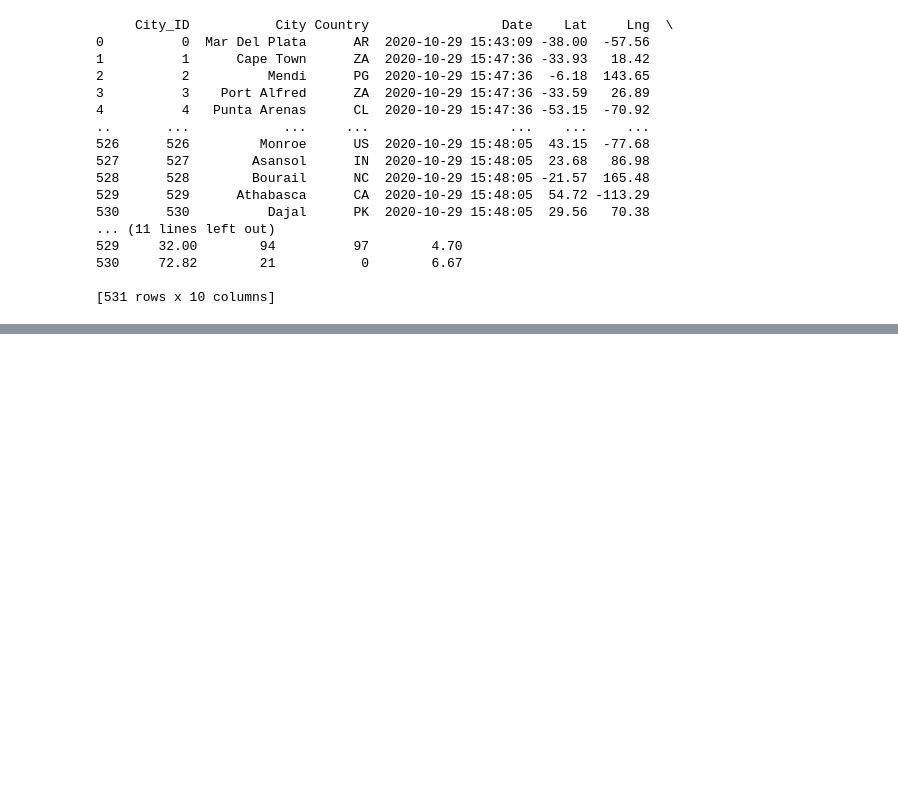
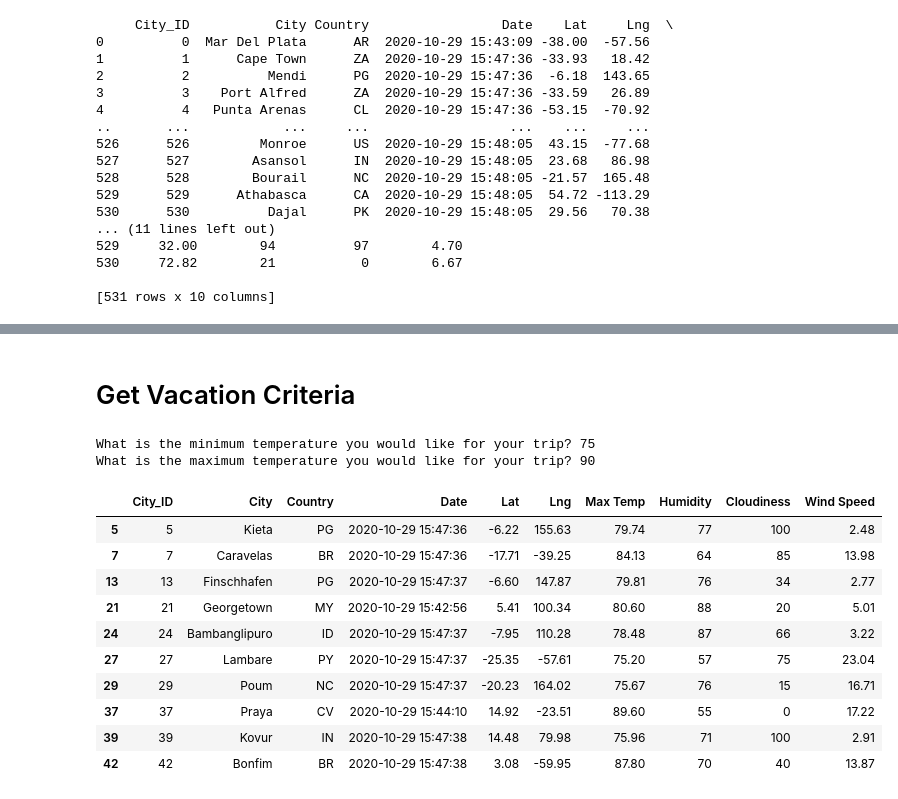
Before and after one commit to emmanuelmartinezs/World_Weather_Analysis, a Jupyter notebook: VacationPy.ipynb, the cells around one changed output, grey strips where cells are left out. Cells and saved outputs as stored; diff of their text form; code cells hidden in the pictures; blank space fills up the shorter version.

```diff
--- a/VacationPy.ipynb
+++ b/VacationPy.ipynb
@@ -241,3 +243,5 @@ fig.add_layer(heat_layer)
 fig
 # %% [output]
 [interactive output not drawn]
+# %% [markdown]
+# Get Vacation Criteria
@@ -243,0 +250,24 @@ fig
+# %%
+# Ask the customer to add a minimum and maximum temperature value.
+min_temp = float(input("What is the minimum temperature you would like for your trip? "))
+max_temp = float(input("What is the maximum temperature you would like for your trip? "))
+# %% [output]
+What is the minimum temperature you would like for your trip? 75
+What is the maximum temperature you would like for your trip? 90
+# %%
+# Filter the dataset to find the cities that fit the criteria.
+preferred_cities_df = city_data_df.loc[(city_data_df["Max Temp"] <= max_temp) & \
+                                       (city_data_df["Max Temp"] >= min_temp)]
+preferred_cities_df.head(10)
+# %% [output]
+|  | City_ID | City | Country | Date | Lat | Lng | Max Temp | Humidity | Cloudiness | Wind Speed |
+| 5 | 5 | Kieta | PG | 2020-10-29 15:47:36 | -6.22 | 155.63 | 79.74 | 77 | 100 | 2.48 |
+| 7 | 7 | Caravelas | BR | 2020-10-29 15:47:36 | -17.71 | -39.25 | 84.13 | 64 | 85 | 13.98 |
+| 13 | 13 | Finschhafen | PG | 2020-10-29 15:47:37 | -6.60 | 147.87 | 79.81 | 76 | 34 | 2.77 |
+| 21 | 21 | Georgetown | MY | 2020-10-29 15:42:56 | 5.41 | 100.34 | 80.60 | 88 | 20 | 5.01 |
+| 24 | 24 | Bambanglipuro | ID | 2020-10-29 15:47:37 | -7.95 | 110.28 | 78.48 | 87 | 66 | 3.22 |
+| 27 | 27 | Lambare | PY | 2020-10-29 15:47:37 | -25.35 | -57.61 | 75.20 | 57 | 75 | 23.04 |
+| 29 | 29 | Poum | NC | 2020-10-29 15:47:37 | -20.23 | 164.02 | 75.67 | 76 | 15 | 16.71 |
+| 37 | 37 | Praya | CV | 2020-10-29 15:44:10 | 14.92 | -23.51 | 89.60 | 55 | 0 | 17.22 |
+| 39 | 39 | Kovur | IN | 2020-10-29 15:47:38 | 14.48 | 79.98 | 75.96 | 71 | 100 | 2.91 |
+| 42 | 42 | Bonfim | BR | 2020-10-29 15:47:38 | 3.08 | -59.95 | 87.80 | 70 | 40 | 13.87 |
```
Also changed, not shown: parts of 12 cells of this notebook, 1 other file.
